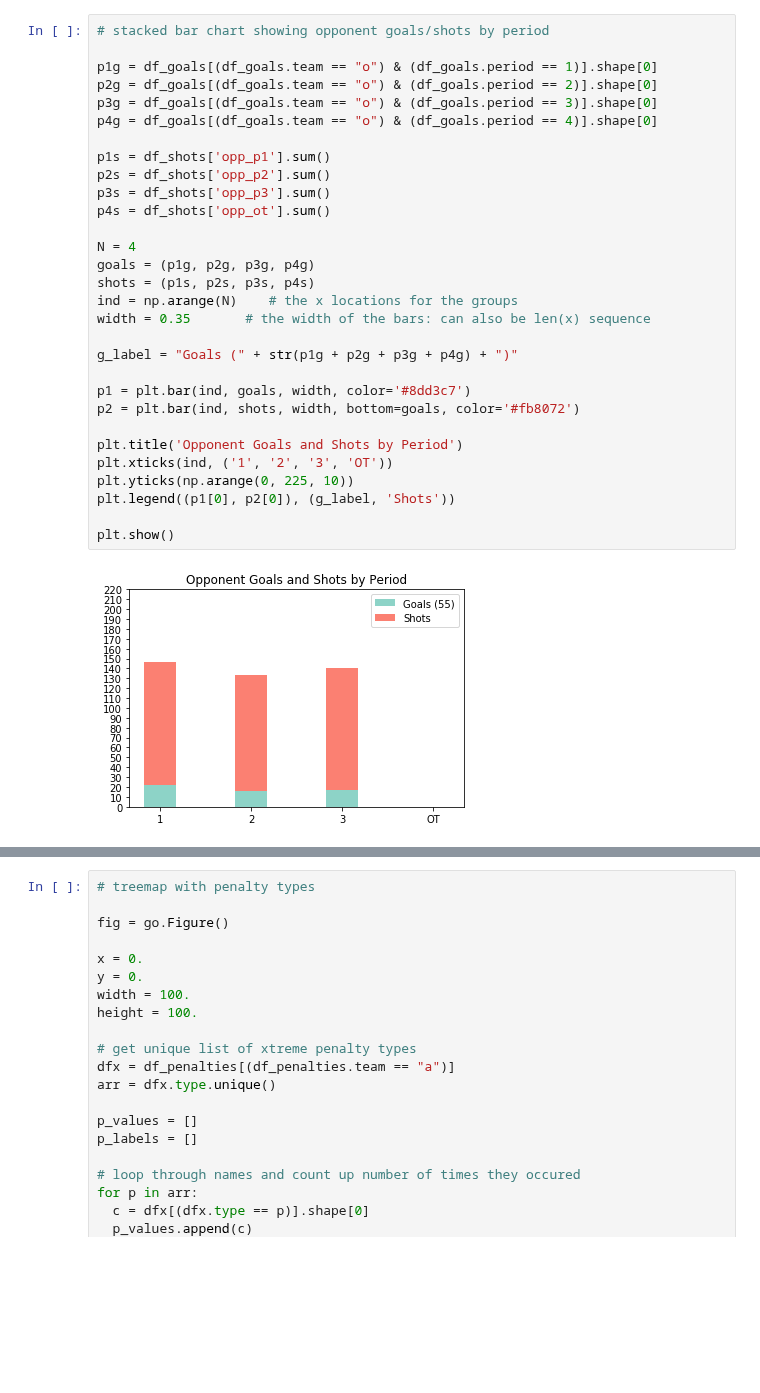
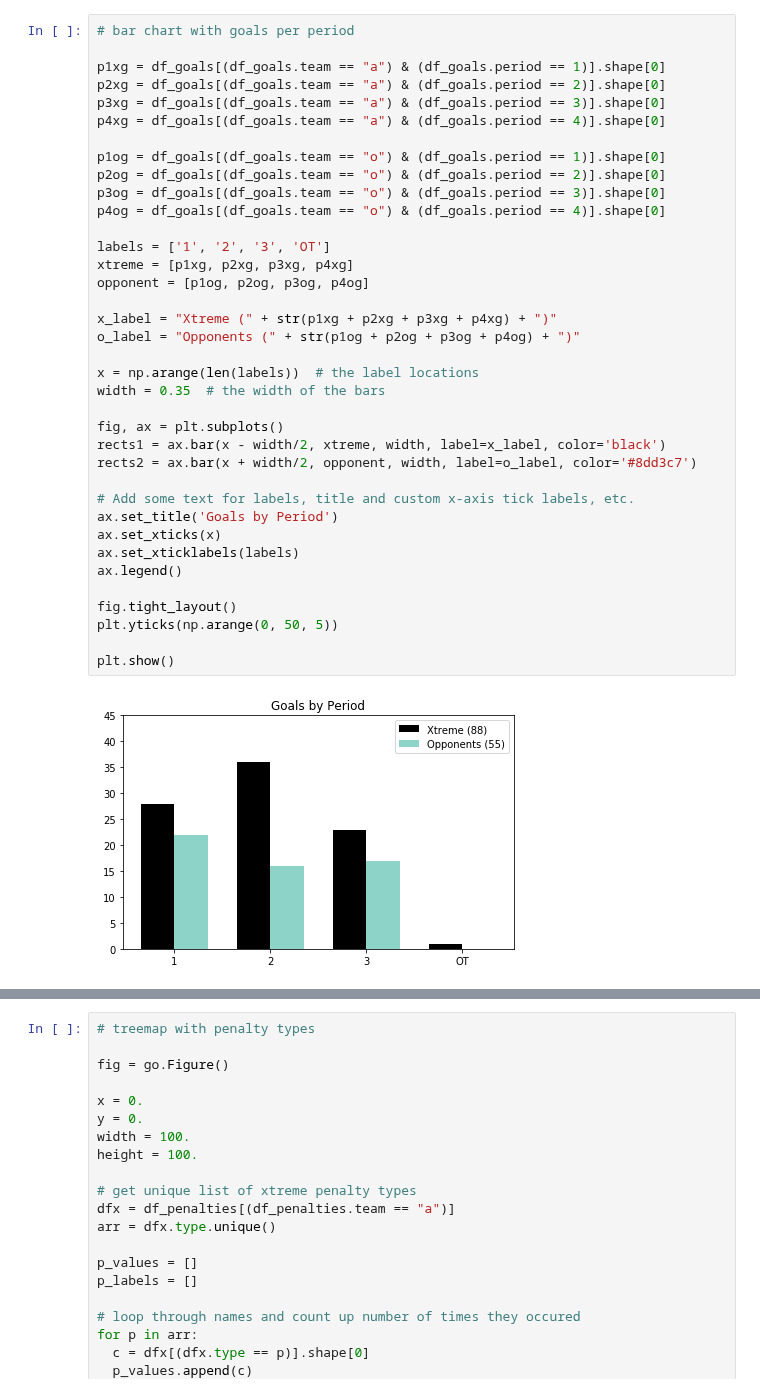
Before and after one commit to werntzp/hockey-stats, a Jupyter notebook: stats_charts.ipynb, the cells around one changed output, grey strips where cells are left out. Drawn from its saved outputs; the diff is of its cells as text; blank space fills up the shorter version.

```diff
--- a/stats_charts.ipynb
+++ b/stats_charts.ipynb
@@ -67,32 +30,39 @@ plt.show()
-# %%
-# stacked bar chart showing opponent goals/shots by period
-
-p1g = df_goals[(df_goals.team == "o") & (df_goals.period == 1)].shape[0]
-p2g = df_goals[(df_goals.team == "o") & (df_goals.period == 2)].shape[0]
-p3g = df_goals[(df_goals.team == "o") & (df_goals.period == 3)].shape[0]
-p4g = df_goals[(df_goals.team == "o") & (df_goals.period == 4)].shape[0]
-
-p1s = df_shots['opp_p1'].sum()
-p2s = df_shots['opp_p2'].sum()
-p3s = df_shots['opp_p3'].sum()
-p4s = df_shots['opp_ot'].sum()
-
-N = 4
-goals = (p1g, p2g, p3g, p4g)
-shots = (p1s, p2s, p3s, p4s)
-ind = np.arange(N)    # the x locations for the groups
-width = 0.35       # the width of the bars: can also be len(x) sequence
-
-g_label = "Goals (" + str(p1g + p2g + p3g + p4g) + ")"
-
-p1 = plt.bar(ind, goals, width, color='#8dd3c7')
-p2 = plt.bar(ind, shots, width, bottom=goals, color='#fb8072')
-
-plt.title('Opponent Goals and Shots by Period')
-plt.xticks(ind, ('1', '2', '3', 'OT'))
-plt.yticks(np.arange(0, 225, 10))
-plt.legend((p1[0], p2[0]), (g_label, 'Shots'))
-
-plt.show()
-# %% [output]
-[figure, removed]
+# %%
+# bar chart with goals per period
+
+p1xg = df_goals[(df_goals.team == "a") & (df_goals.period == 1)].shape[0]
+p2xg = df_goals[(df_goals.team == "a") & (df_goals.period == 2)].shape[0]
+p3xg = df_goals[(df_goals.team == "a") & (df_goals.period == 3)].shape[0]
+p4xg = df_goals[(df_goals.team == "a") & (df_goals.period == 4)].shape[0]
+
+p1og = df_goals[(df_goals.team == "o") & (df_goals.period == 1)].shape[0]
+p2og = df_goals[(df_goals.team == "o") & (df_goals.period == 2)].shape[0]
+p3og = df_goals[(df_goals.team == "o") & (df_goals.period == 3)].shape[0]
+p4og = df_goals[(df_goals.team == "o") & (df_goals.period == 4)].shape[0]
+
+labels = ['1', '2', '3', 'OT']
+xtreme = [p1xg, p2xg, p3xg, p4xg]
+opponent = [p1og, p2og, p3og, p4og]
+
+x_label = "Xtreme (" + str(p1xg + p2xg + p3xg + p4xg) + ")"
+o_label = "Opponents (" + str(p1og + p2og + p3og + p4og) + ")"
+
+x = np.arange(len(labels))  # the label locations
+width = 0.35  # the width of the bars
+
+fig, ax = plt.subplots()
+rects1 = ax.bar(x - width/2, xtreme, width, label=x_label, color='black')
+rects2 = ax.bar(x + width/2, opponent, width, label=o_label, color='#8dd3c7')
+
+# Add some text for labels, title and custom x-axis tick labels, etc.
+ax.set_title('Goals by Period')
+ax.set_xticks(x)
+ax.set_xticklabels(labels)
+ax.legend()
+
+fig.tight_layout()
+plt.yticks(np.arange(0, 50, 5))
+
+plt.show()
+# %% [output]
+[figure, added]
```
Also changed, not shown: parts of 8 cells of this notebook.
